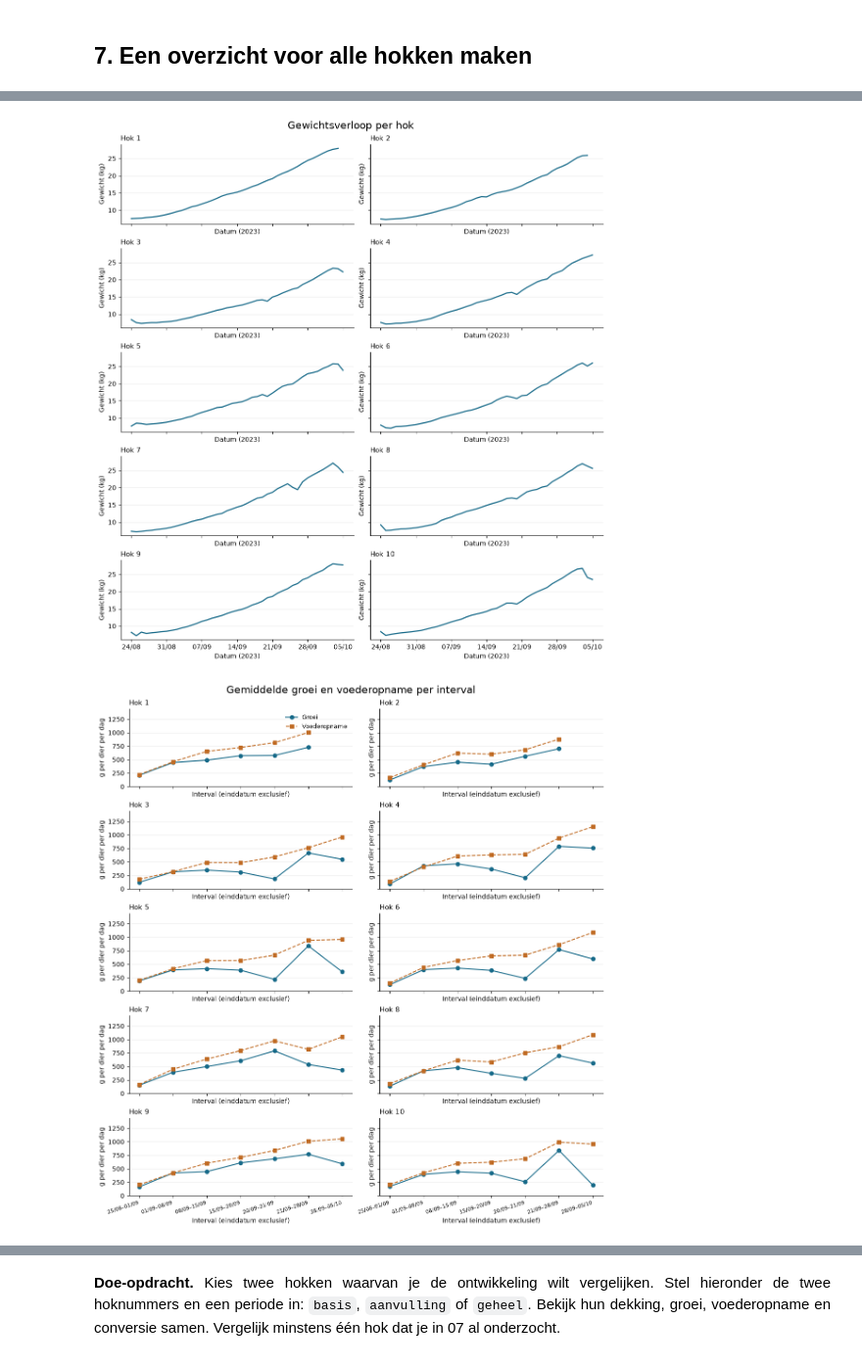
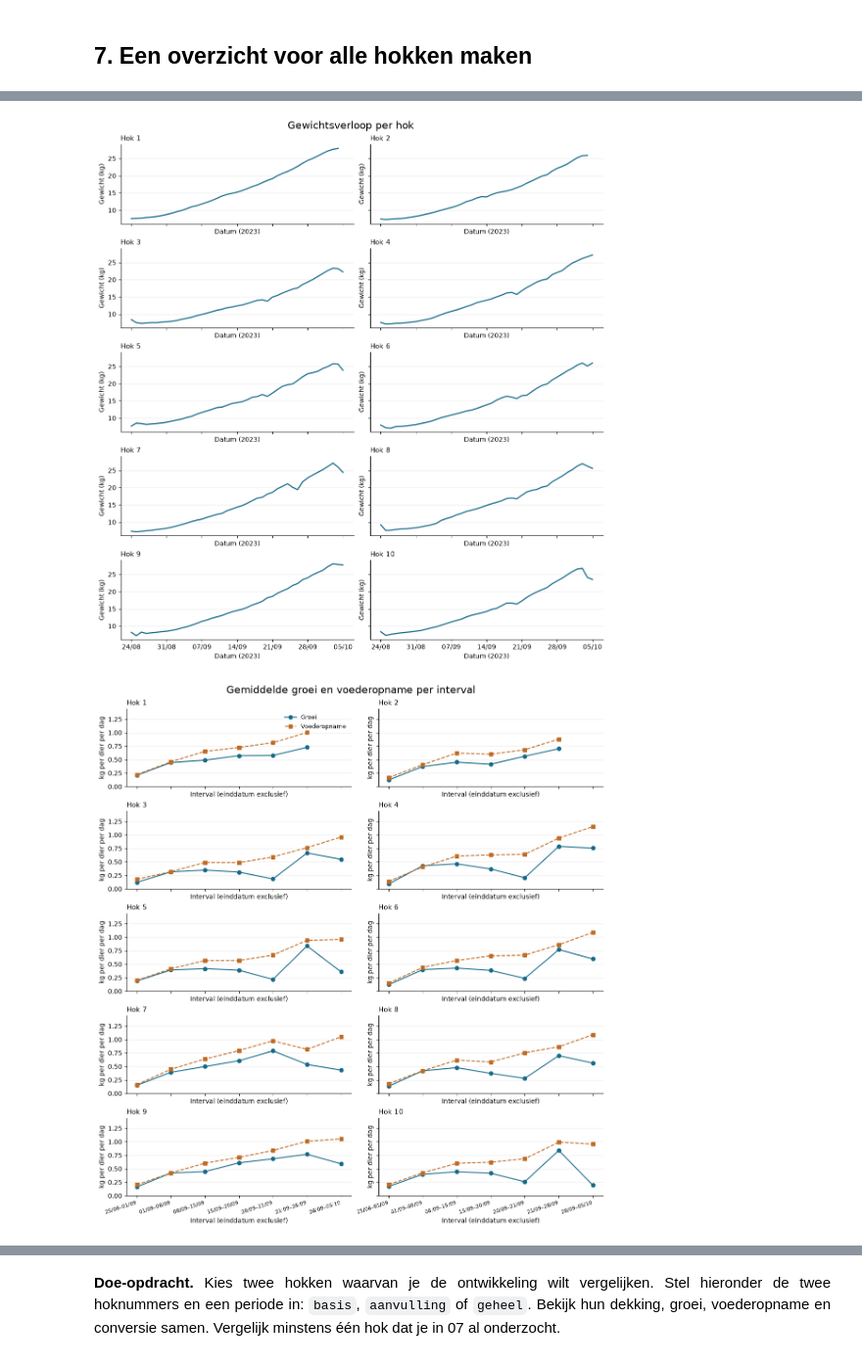
Before and after one commit to lanupro-analytics/starten-met-iot, a Jupyter notebook: docent/notebooks/08_nieuwe_gegevens_toevoegen_en_interpreteren.ipynb, the cells around one changed output, grey strips where cells are left out. Shown at 98% size. Drawn from its saved outputs; the diff is of its cells as text; code cells hidden in the pictures.

```diff
--- a/docent/notebooks/08_nieuwe_gegevens_toevoegen_en_interpreteren.ipynb
+++ b/docent/notebooks/08_nieuwe_gegevens_toevoegen_en_interpreteren.ipynb
@@ -517,16 +517,16 @@ Binnen iedere figuur hebben de hokken dezelfde verticale schaal. Kijk naast de l
 # %%
 figuren = {
     "08_gewichtsverloop.png": gewichtsfiguur(resultaat["dag"]),
-    "08_groei_en_voederopname.png": intervalfiguur(resultaat["hokintervallen"]),
+    "08_groei_en_voederopname.png": intervalfiguur(resultaat["hokintervallen"], kilogram=True),
     "08_voederconversie.png": intervalfiguur(resultaat["hokintervallen"], "conversie"),
 }
 for naam, fig in figuren.items():
     fig.savefig(inlever / naam, dpi=150, bbox_inches="tight")
     display(fig)
     plt.close(fig)
 # %% [output]
 [figure]
-[figure, old version]
+[figure, new version]
 [figure]
 # %% [markdown]
 <div style="text-align:justify;box-sizing:border-box;max-width:100%;overflow-wrap:anywhere;">
```
Also changed, not shown: parts of 12 cells of this notebook, 12 other files.
